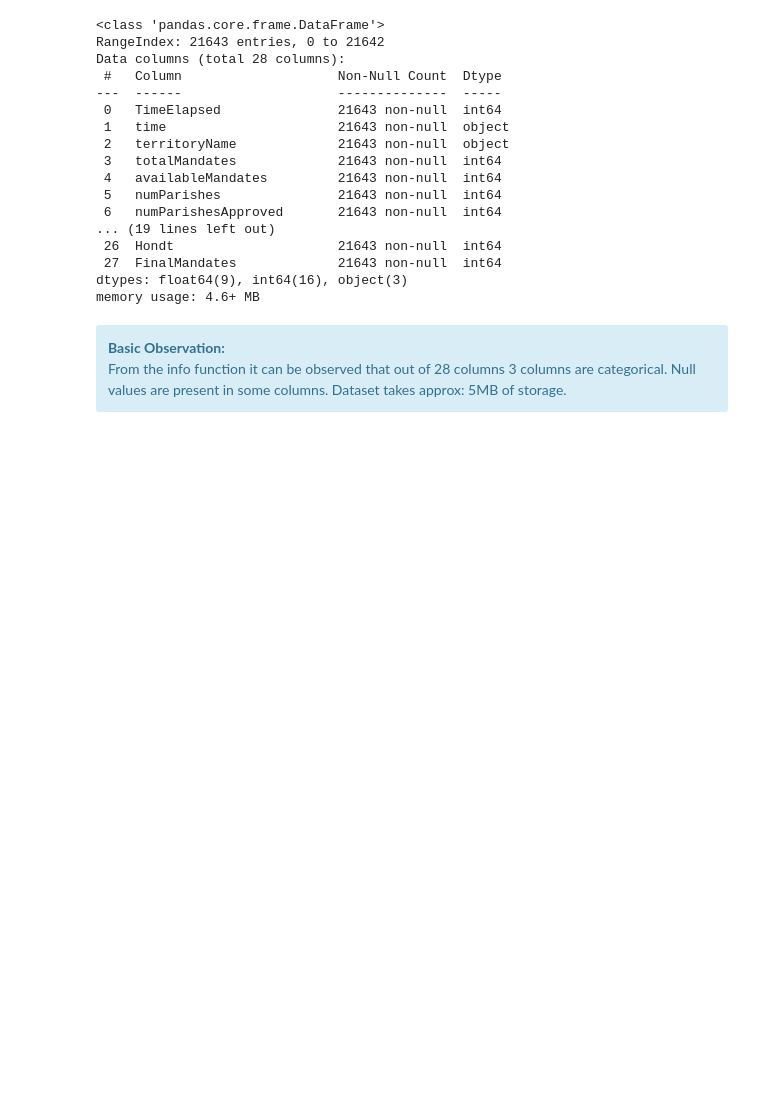
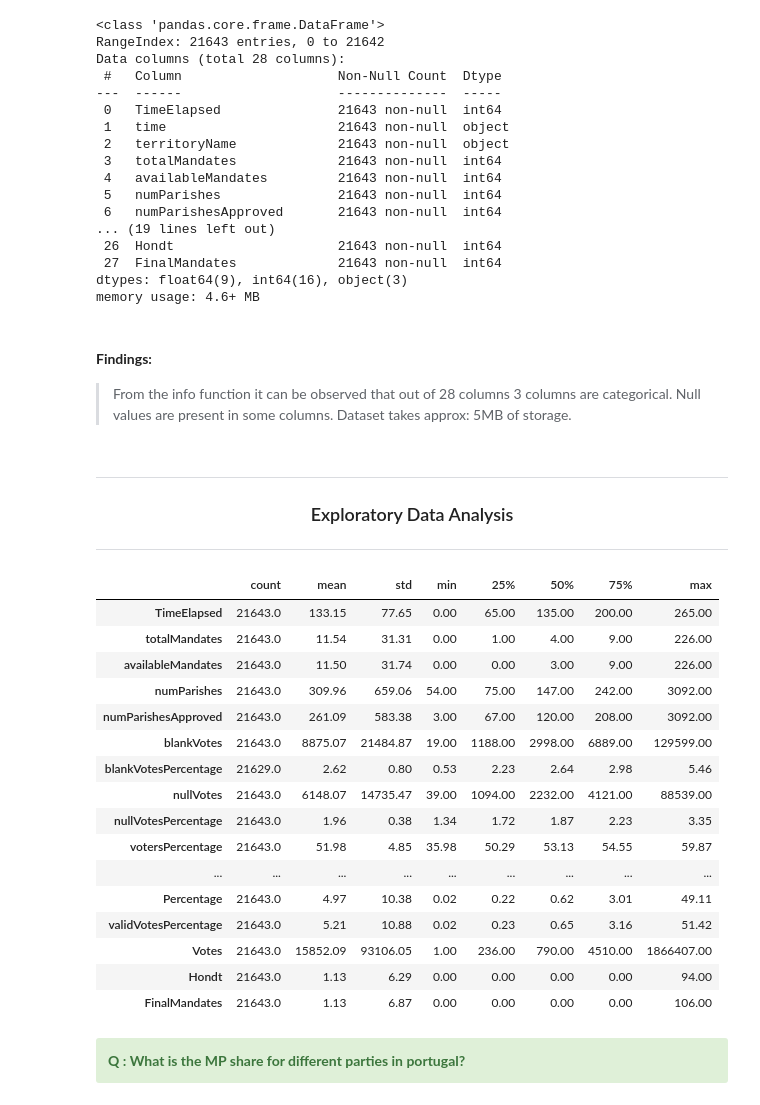
Before and after one commit to sreeh4ri/ictk_projects, a Jupyter notebook: projects/Final-Project/final-project.ipynb, the cells around one changed output. Drawn from its saved outputs; the diff is of its cells as text; code cells hidden in the pictures; blank space fills up the shorter version.

```diff
--- a/projects/Final-Project/final-project.ipynb
+++ b/projects/Final-Project/final-project.ipynb
@@ -103,8 +120,33 @@ Data columns (total 28 columns):
 dtypes: float64(9), int64(16), object(3)
 memory usage: 4.6+ MB
 # %% [markdown]
-<div class="alert alert-info">
-    <b>Basic Observation:</b><br/>
-    From the info function it can be observed that out of 28 columns 3 columns are categorical. Null values are present in some columns. Dataset takes
+#### **Findings:**
+>From the info function it can be observed that out of 28 columns 3 columns are categorical. Null values are present in some columns. Dataset takes
     approx: 5MB of storage.
-</div>
+# %% [markdown]
+***
+### <div align="center"> Exploratory Data Analysis</div>
+***
+# %%
+# Describe
+ucdata.describe().T.round(2)
+# %% [output]
+|  | count | mean | std | min | 25% | 50% | 75% | max |
+| TimeElapsed | 21643.0 | 133.15 | 77.65 | 0.00 | 65.00 | 135.00 | 200.00 | 265.00 |
+| totalMandates | 21643.0 | 11.54 | 31.31 | 0.00 | 1.00 | 4.00 | 9.00 | 226.00 |
+| availableMandates | 21643.0 | 11.50 | 31.74 | 0.00 | 0.00 | 3.00 | 9.00 | 226.00 |
+| numParishes | 21643.0 | 309.96 | 659.06 | 54.00 | 75.00 | 147.00 | 242.00 | 3092.00 |
+| numParishesApproved | 21643.0 | 261.09 | 583.38 | 3.00 | 67.00 | 120.00 | 208.00 | 3092.00 |
+| blankVotes | 21643.0 | 8875.07 | 21484.87 | 19.00 | 1188.00 | 2998.00 | 6889.00 | 129599.00 |
+| blankVotesPercentage | 21629.0 | 2.62 | 0.80 | 0.53 | 2.23 | 2.64 | 2.98 | 5.46 |
+| nullVotes | 21643.0 | 6148.07 | 14735.47 | 39.00 | 1094.00 | 2232.00 | 4121.00 | 88539.00 |
+| nullVotesPercentage | 21643.0 | 1.96 | 0.38 | 1.34 | 1.72 | 1.87 | 2.23 | 3.35 |
+| votersPercentage | 21643.0 | 51.98 | 4.85 | 35.98 | 50.29 | 53.13 | 54.55 | 59.87 |
+| ... | ... | ... | ... | ... | ... | ... | ... | ... |
+| Percentage | 21643.0 | 4.97 | 10.38 | 0.02 | 0.22 | 0.62 | 3.01 | 49.11 |
+| validVotesPercentage | 21643.0 | 5.21 | 10.88 | 0.02 | 0.23 | 0.65 | 3.16 | 51.42 |
+| Votes | 21643.0 | 15852.09 | 93106.05 | 1.00 | 236.00 | 790.00 | 4510.00 | 1866407.00 |
+| Hondt | 21643.0 | 1.13 | 6.29 | 0.00 | 0.00 | 0.00 | 0.00 | 94.00 |
+| FinalMandates | 21643.0 | 1.13 | 6.87 | 0.00 | 0.00 | 0.00 | 0.00 | 106.00 |
+# %% [markdown]
+<div class="alert alert-success"><b>Q : What is the MP share for different parties in portugal?</b></div>
```
Also changed, not shown: parts of 17 cells of this notebook, 1 other file.
